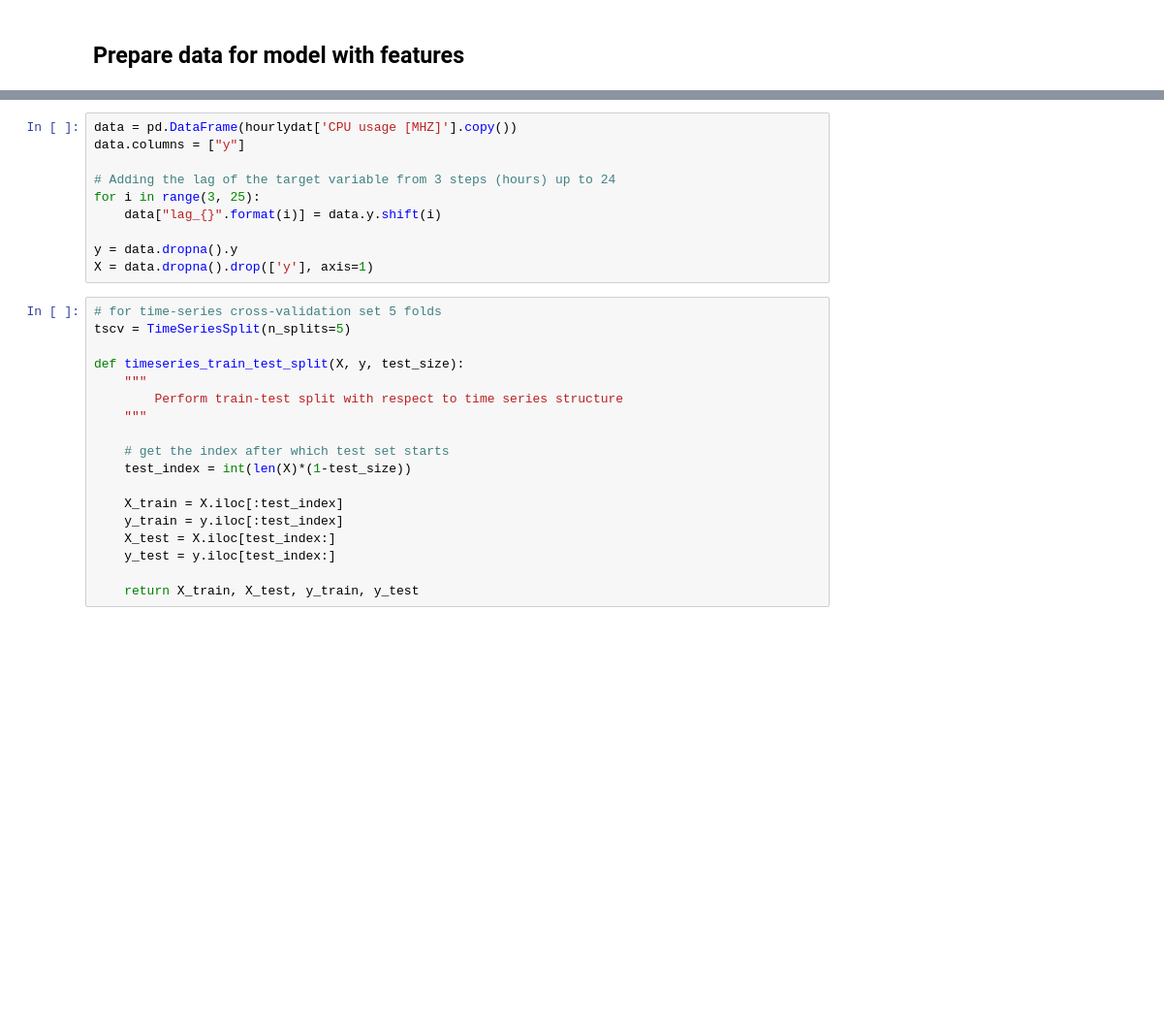
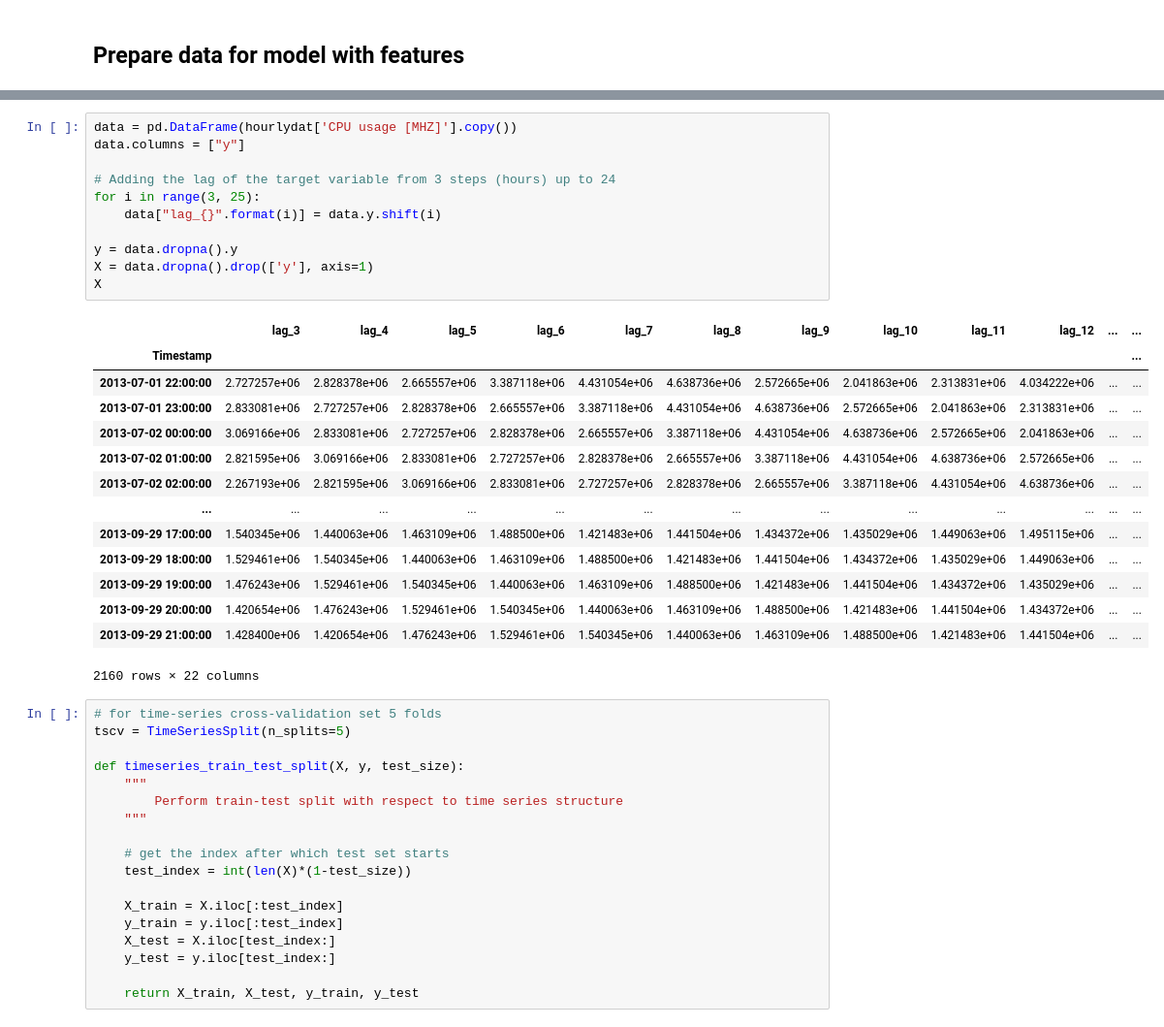
Before and after one commit to psaini79/Cloud-Resource-Analyzer, a Jupyter notebook: src/LinearRegression.ipynb, the cells around one changed output, grey strips where cells are left out. Shown at 97% size. Saved outputs shown, nothing was run; the diff lists cells and outputs as text; blank space fills up the shorter version.

```diff
--- a/src/LinearRegression.ipynb
+++ b/src/LinearRegression.ipynb
@@ -168,13 +185,29 @@ from sklearn.model_selection import cross_val_score
 # %%
 data = pd.DataFrame(hourlydat['CPU usage [MHZ]'].copy())
 data.columns = ["y"]
 
 # Adding the lag of the target variable from 3 steps (hours) up to 24
 for i in range(3, 25):
     data["lag_{}".format(i)] = data.y.shift(i)
 
 y = data.dropna().y
 X = data.dropna().drop(['y'], axis=1)
+X
+# %% [output]
+|  | lag_3 | lag_4 | lag_5 | lag_6 | lag_7 | lag_8 | lag_9 | lag_10 | lag_11 | lag_12 | ... | ... |
+| Timestamp |  |  |  |  |  |  |  |  |  |  |  | ... |
+| 2013-07-01 22:00:00 | 2.727257e+06 | 2.828378e+06 | 2.665557e+06 | 3.387118e+06 | 4.431054e+06 | 4.638736e+06 | 2.572665e+06 | 2.041863e+06 | 2.313831e+06 | 4.034222e+06 | ... | ... |
+| 2013-07-01 23:00:00 | 2.833081e+06 | 2.727257e+06 | 2.828378e+06 | 2.665557e+06 | 3.387118e+06 | 4.431054e+06 | 4.638736e+06 | 2.572665e+06 | 2.041863e+06 | 2.313831e+06 | ... | ... |
+| 2013-07-02 00:00:00 | 3.069166e+06 | 2.833081e+06 | 2.727257e+06 | 2.828378e+06 | 2.665557e+06 | 3.387118e+06 | 4.431054e+06 | 4.638736e+06 | 2.572665e+06 | 2.041863e+06 | ... | ... |
+| 2013-07-02 01:00:00 | 2.821595e+06 | 3.069166e+06 | 2.833081e+06 | 2.727257e+06 | 2.828378e+06 | 2.665557e+06 | 3.387118e+06 | 4.431054e+06 | 4.638736e+06 | 2.572665e+06 | ... | ... |
+| 2013-07-02 02:00:00 | 2.267193e+06 | 2.821595e+06 | 3.069166e+06 | 2.833081e+06 | 2.727257e+06 | 2.828378e+06 | 2.665557e+06 | 3.387118e+06 | 4.431054e+06 | 4.638736e+06 | ... | ... |
+| ... | ... | ... | ... | ... | ... | ... | ... | ... | ... | ... | ... | ... |
+| 2013-09-29 17:00:00 | 1.540345e+06 | 1.440063e+06 | 1.463109e+06 | 1.488500e+06 | 1.421483e+06 | 1.441504e+06 | 1.434372e+06 | 1.435029e+06 | 1.449063e+06 | 1.495115e+06 | ... | ... |
+| 2013-09-29 18:00:00 | 1.529461e+06 | 1.540345e+06 | 1.440063e+06 | 1.463109e+06 | 1.488500e+06 | 1.421483e+06 | 1.441504e+06 | 1.434372e+06 | 1.435029e+06 | 1.449063e+06 | ... | ... |
+| 2013-09-29 19:00:00 | 1.476243e+06 | 1.529461e+06 | 1.540345e+06 | 1.440063e+06 | 1.463109e+06 | 1.488500e+06 | 1.421483e+06 | 1.441504e+06 | 1.434372e+06 | 1.435029e+06 | ... | ... |
+| 2013-09-29 20:00:00 | 1.420654e+06 | 1.476243e+06 | 1.529461e+06 | 1.540345e+06 | 1.440063e+06 | 1.463109e+06 | 1.488500e+06 | 1.421483e+06 | 1.441504e+06 | 1.434372e+06 | ... | ... |
+| 2013-09-29 21:00:00 | 1.428400e+06 | 1.420654e+06 | 1.476243e+06 | 1.529461e+06 | 1.540345e+06 | 1.440063e+06 | 1.463109e+06 | 1.488500e+06 | 1.421483e+06 | 1.441504e+06 | ... | ... |
+2160 rows × 22 columns
 # %%
 # for time-series cross-validation set 5 folds
 tscv = TimeSeriesSplit(n_splits=5)
```
Also changed, not shown: parts of 4 cells of this notebook, 5 other files.
